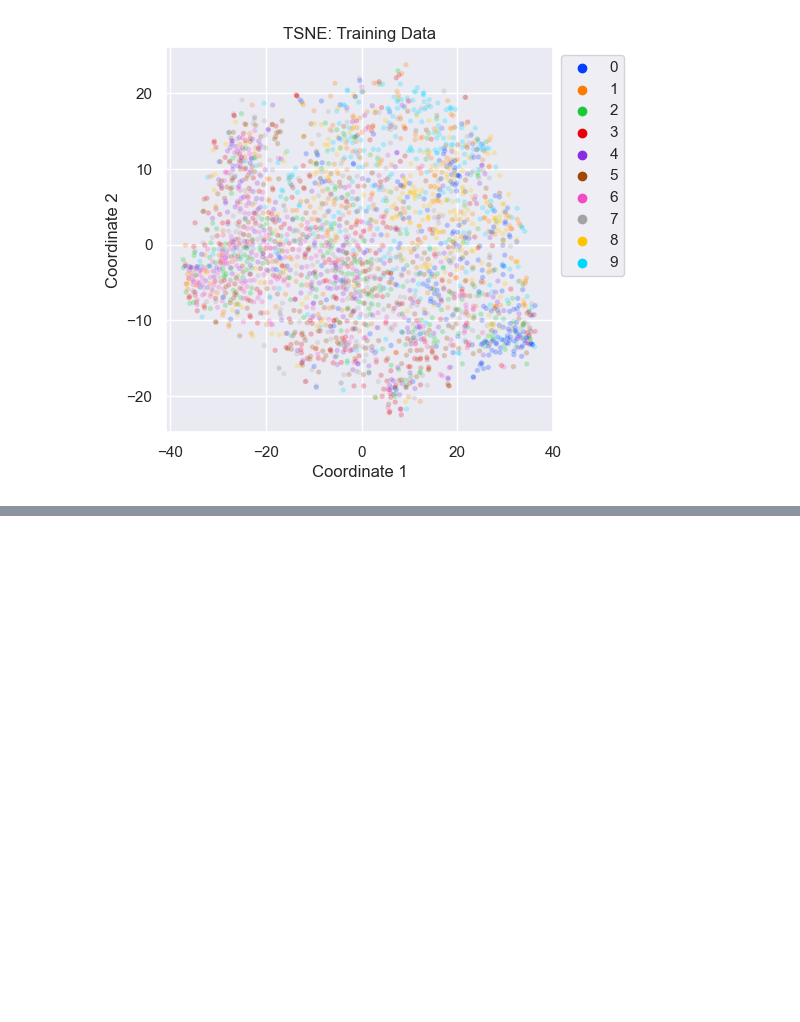
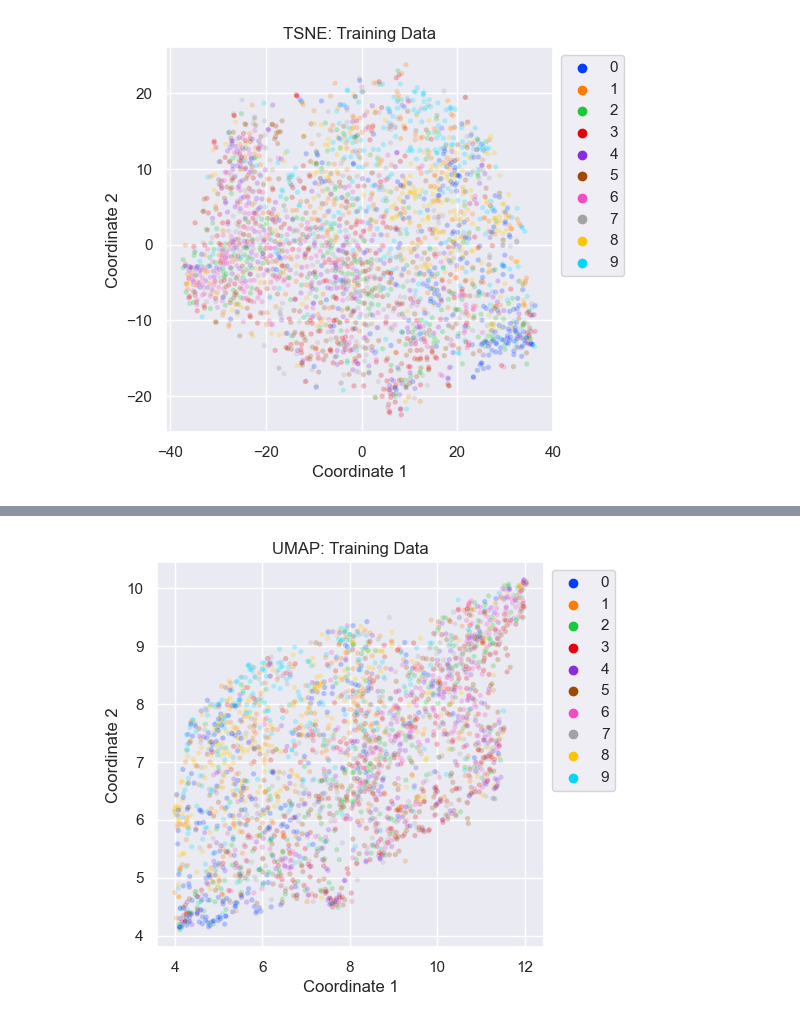
Before and after one commit to lau-allen/manifold-learning-comparison, a Jupyter notebook: dsei2100s23hw5p1.ipynb, the cells around one changed output, grey strips where cells are left out. Drawn from its saved outputs; the diff is of its cells as text; code cells hidden in the pictures; blank space fills up the shorter version.

Commit message:
umap

```diff
--- a/dsei2100s23hw5p1.ipynb
+++ b/dsei2100s23hw5p1.ipynb
@@ -238,0 +242,5 @@ plot_2D(X_train_tsne[:,0],X_train_tsne[:,1],y_train,
+# %%
+#initialize UMAP model
+reducer = umap.UMAP()
+#fit to training data
+reducer.fit(X_train)
@@ -238,0 +249,11 @@ plot_2D(X_train_tsne[:,0],X_train_tsne[:,1],y_train,
+# %%
+#transform training data
+X_train_umap = reducer.transform(X_train)
+#transform testing data
+X_test_umap = reducer.transform(X_test)
+# %%
+#plotting X_train
+plot_2D(X_train_umap[:,0],X_train_umap[:,1],y_train,
+        'UMAP: Training Data','Coordinate 1','Coordinate 2');
+# %% [output]
+[figure, added]
```
Also changed, not shown: parts of 3 cells of this notebook.
